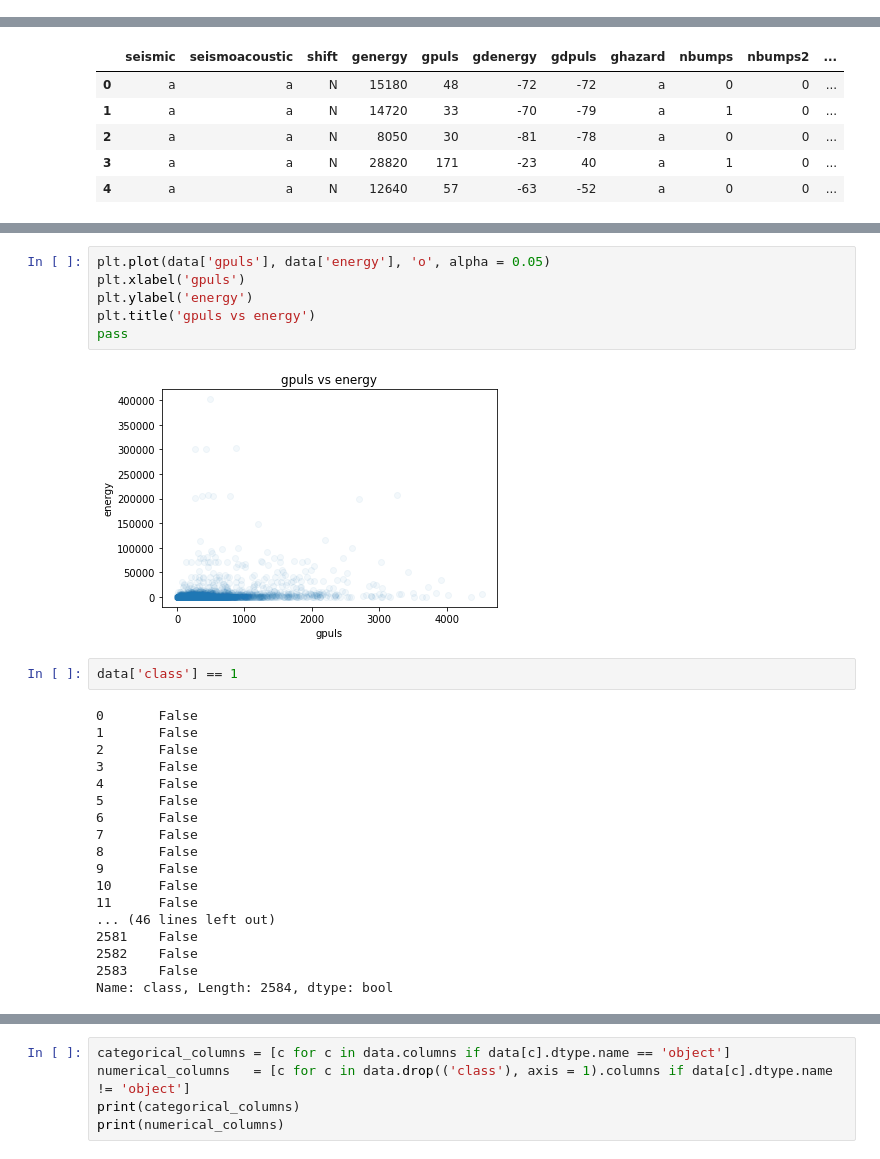
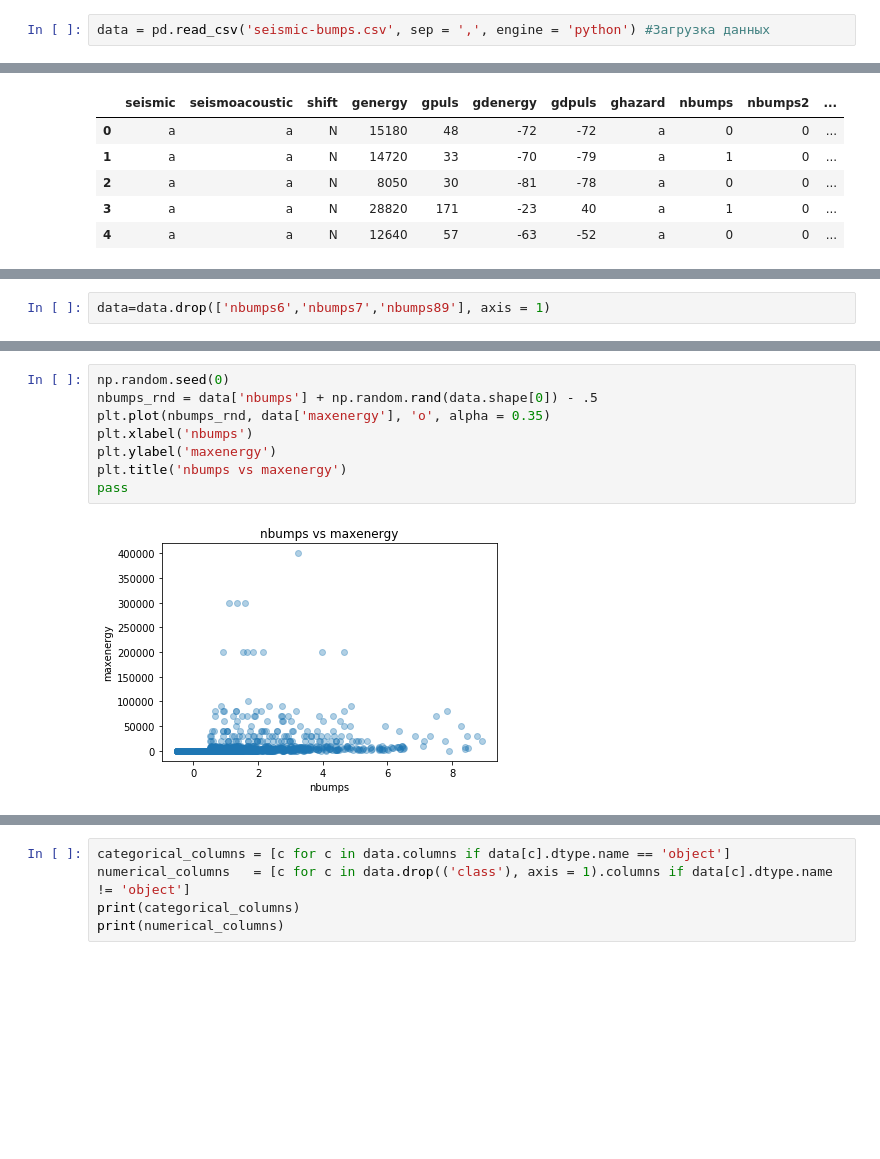
Before and after one commit to karevboris/machinelearning, a Jupyter notebook: seismic-bumps.ipynb, the cells around one changed output, grey strips where cells are left out. Cells and saved outputs as stored; diff of their text form; blank space fills up the shorter version.

```diff
--- a/seismic-bumps.ipynb
+++ b/seismic-bumps.ipynb
@@ -23 +18,3 @@ data = pd.read_csv('C:/Учебное/5-ый курс/Машинное обуч
+# %%
+data = pd.read_csv('seismic-bumps.csv', sep = ',', engine = 'python') #Загрузка данных
 # %%
@@ -208,0 +164,2 @@ data.describe()
+# %%
+data=data.drop(['nbumps6','nbumps7','nbumps89'], axis = 1)
@@ -240,28 +206,10 @@ data.corr()
 # %%
-plt.plot(data['gpuls'], data['energy'], 'o', alpha = 0.05)
-plt.xlabel('gpuls')
-plt.ylabel('energy')
-plt.title('gpuls vs energy')
+np.random.seed(0)
+nbumps_rnd = data['nbumps'] + np.random.rand(data.shape[0]) - .5
+plt.plot(nbumps_rnd, data['maxenergy'], 'o', alpha = 0.35)
+plt.xlabel('nbumps')
+plt.ylabel('maxenergy')
+plt.title('nbumps vs maxenergy')
 pass
 # %% [output]
-[figure, old version]
+[figure, new version]
-# %%
-data['class'] == 1
-# %% [output]
-0       False
-1       False
-2       False
-3       False
-4       False
-5       False
-6       False
-7       False
-8       False
-9       False
-10      False
-11      False
-... (46 lines left out)
-2581    False
-2582    False
-2583    False
-Name: class, Length: 2584, dtype: bool
```
Also changed, not shown: parts of 132 cells of this notebook.
